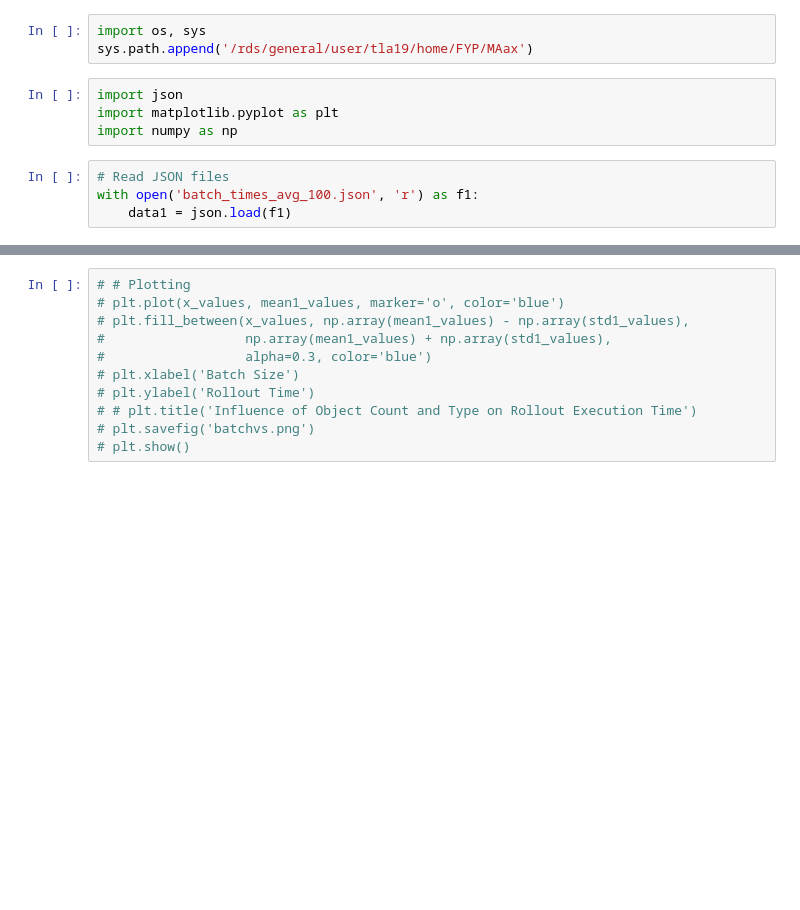
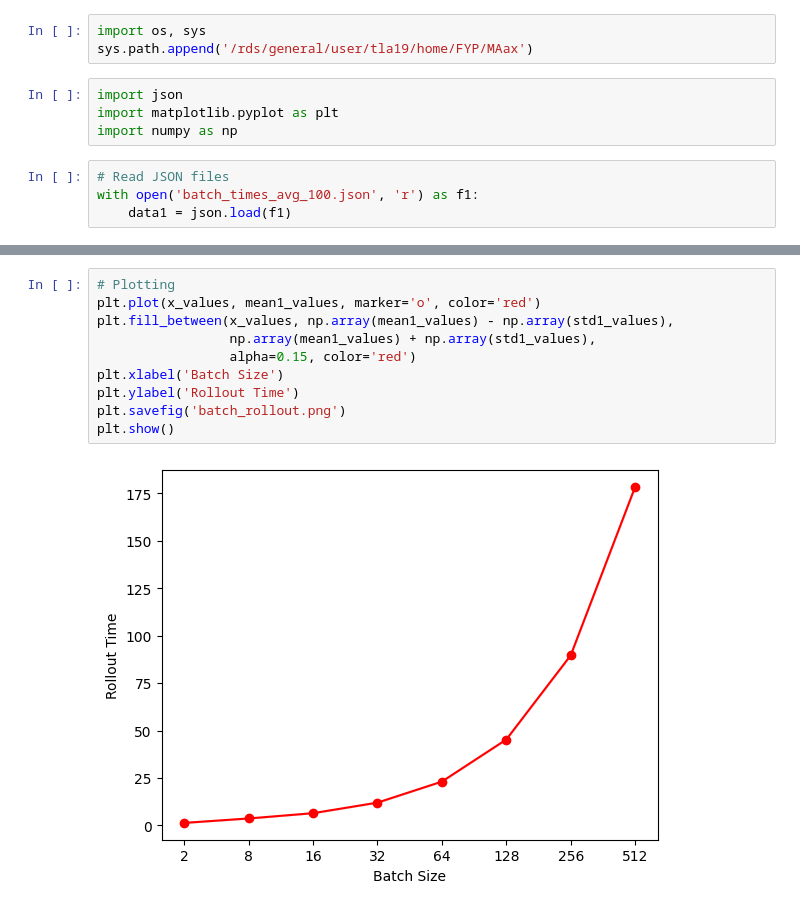
Before and after one commit to tomalner18/MAax, a Jupyter notebook: notebooks/benchmarking/systems/batch_graph.ipynb, the cells around one changed output, grey strips where cells are left out. Cells and saved outputs as stored; diff of their text form; blank space fills up the shorter version.

```diff
--- a/notebooks/benchmarking/systems/batch_graph.ipynb
+++ b/notebooks/benchmarking/systems/batch_graph.ipynb
@@ -58,11 +59,12 @@ plt.show()
 # %%
-# # Plotting
-# plt.plot(x_values, mean1_values, marker='o', color='blue')
-# plt.fill_between(x_values, np.array(mean1_values) - np.array(std1_values),
-#                  np.array(mean1_values) + np.array(std1_values),
-#                  alpha=0.3, color='blue')
-# plt.xlabel('Batch Size')
-# plt.ylabel('Rollout Time')
-# # plt.title('Influence of Object Count and Type on Rollout Execution Time')
-# plt.savefig('batchvs.png')
-# plt.show()
+# Plotting
+plt.plot(x_values, mean1_values, marker='o', color='red')
+plt.fill_between(x_values, np.array(mean1_values) - np.array(std1_values),
+                 np.array(mean1_values) + np.array(std1_values),
+                 alpha=0.15, color='red')
+plt.xlabel('Batch Size')
+plt.ylabel('Rollout Time')
+plt.savefig('batch_rollout.png')
+plt.show()
+# %% [output]
+[figure, added]
```
Also changed, not shown: parts of 3 cells of this notebook, 25 other files.
